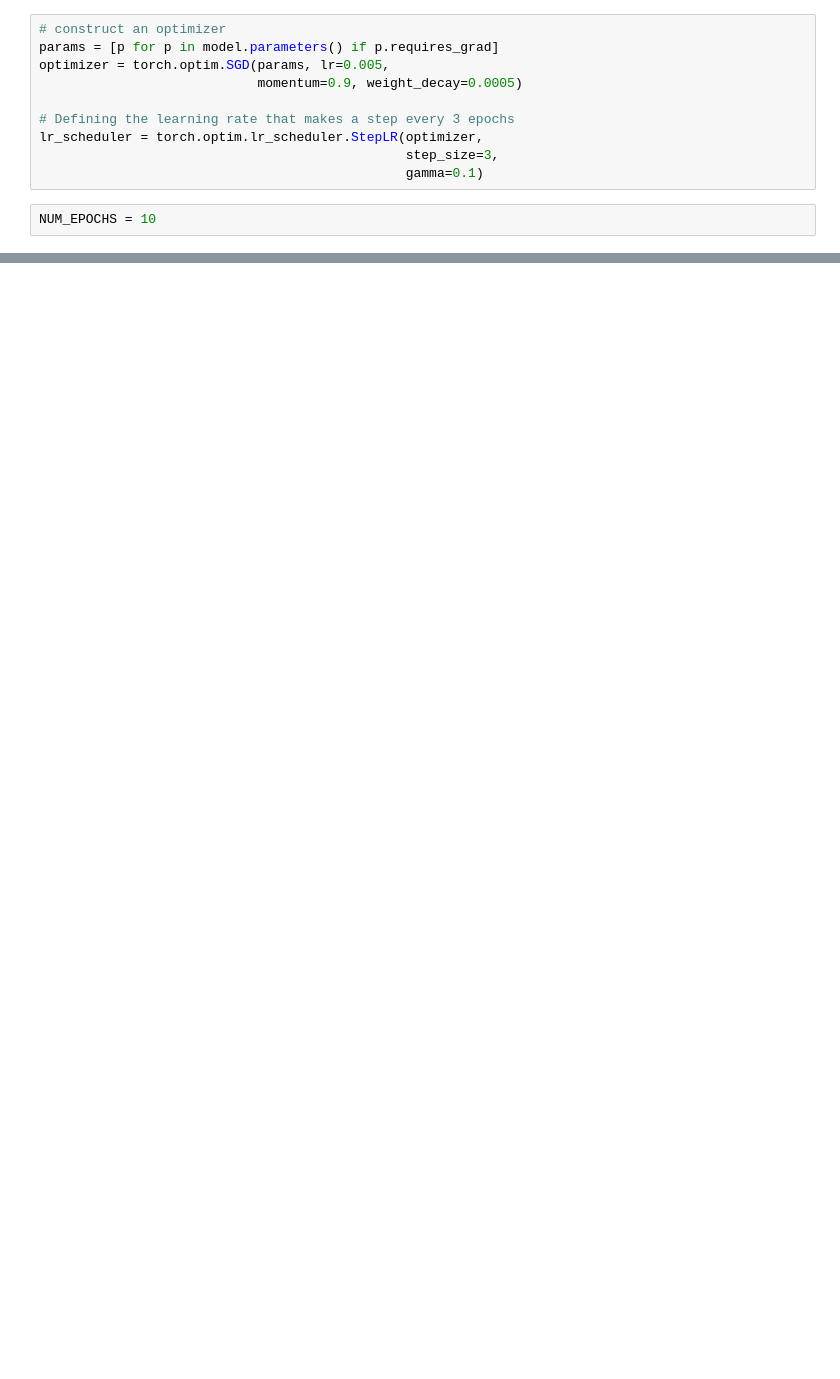
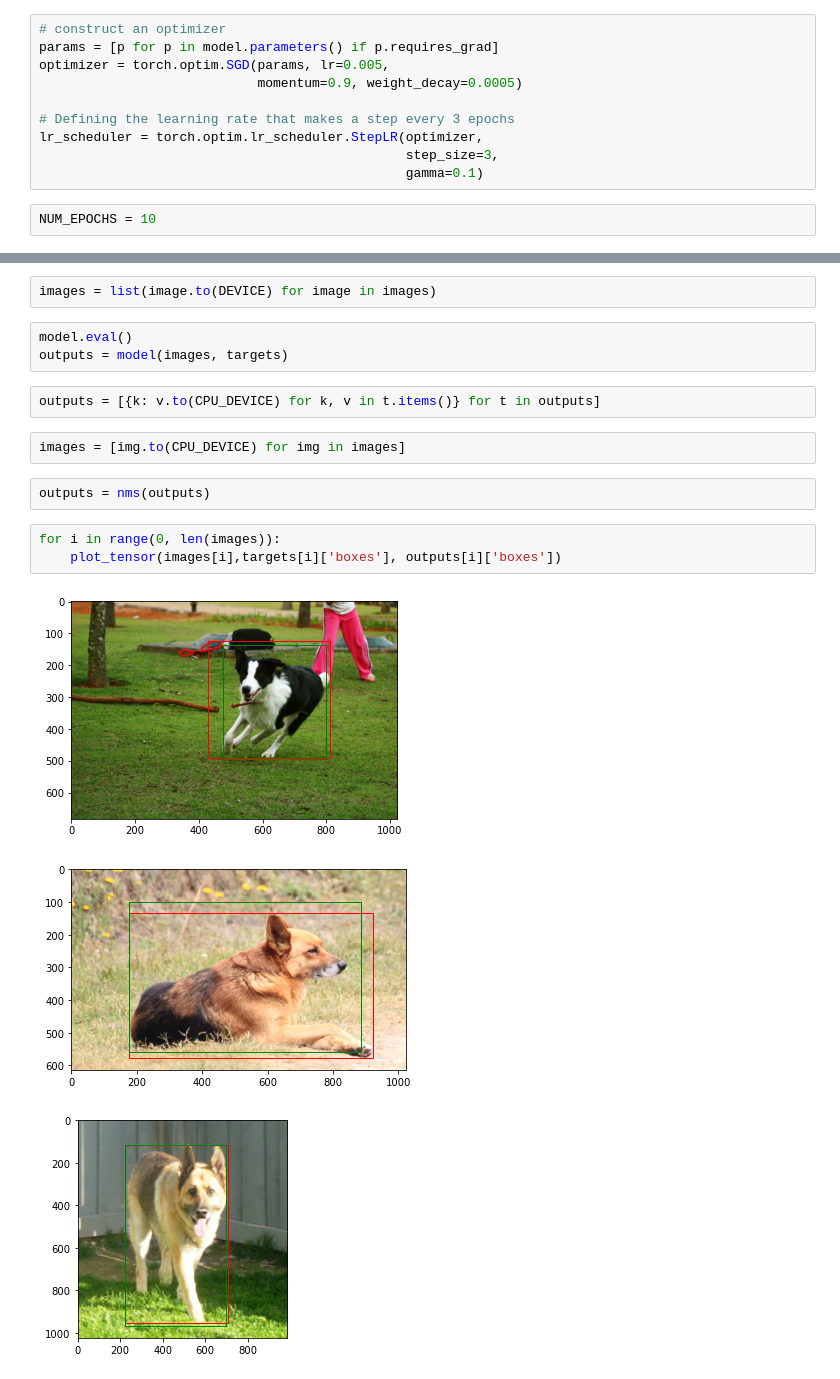
Before and after one commit to avickars/Dog-Application, a Jupyter notebook: dog-detection-model-2/model_training.ipynb, the cells around one changed output, grey strips where cells are left out. Cells and saved outputs as stored; diff of their text form; blank space fills up the shorter version.

Commit message:
completed dog-detection-model creation

```diff
--- a/dog-detection-model-2/model_training.ipynb
+++ b/dog-detection-model-2/model_training.ipynb
@@ -92,0 +93,18 @@ plot_tensor(images.cpu(),outputs[0]['boxes'][0].reshape((1,-1)).cpu().detach().n
+# %%
+images = list(image.to(DEVICE) for image in images)
+# %%
+model.eval()
+outputs = model(images, targets)
+# %%
+outputs = [{k: v.to(CPU_DEVICE) for k, v in t.items()} for t in outputs]
+# %%
+images = [img.to(CPU_DEVICE) for img in images]
+# %%
+outputs = nms(outputs)
+# %%
+for i in range(0, len(images)):
+    plot_tensor(images[i],targets[i]['boxes'], outputs[i]['boxes'])
+# %% [output]
+[figure, added]
+[figure, added]
+[figure, added]
```
Also changed, not shown: parts of 11 cells of this notebook, 6 other files.
